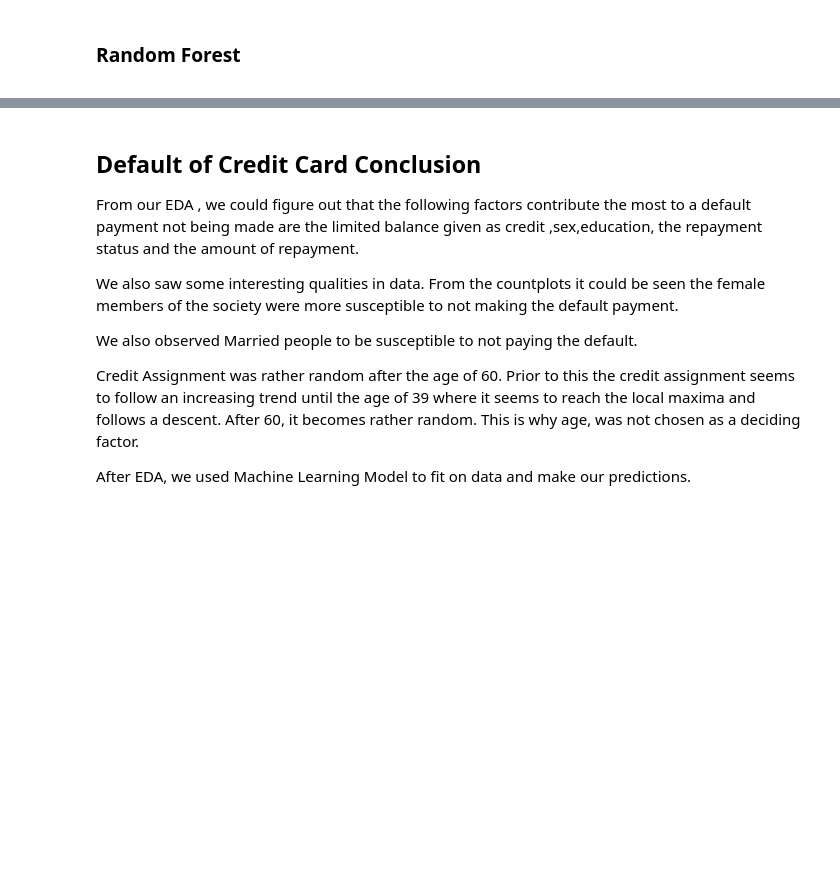
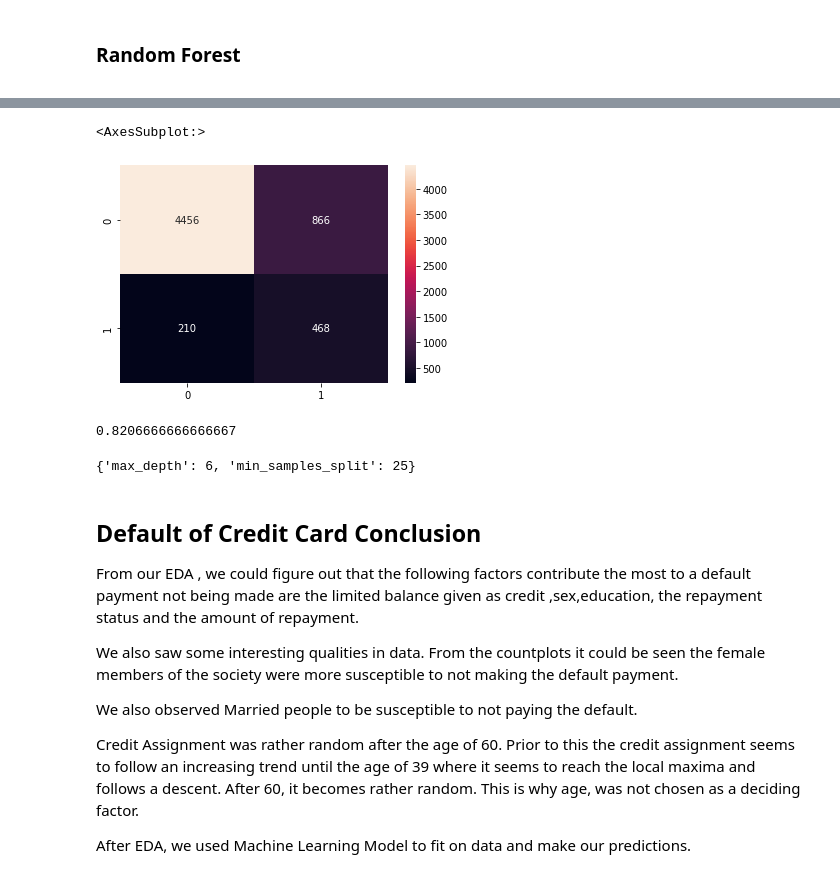
Before and after one commit to DivakarSai/python_projects, a Jupyter notebook: default of credit card clients/Default of Credit Card.ipynb, the cells around one changed output, grey strips where cells are left out. Cells and saved outputs as stored; diff of their text form; code cells hidden in the pictures; blank space fills up the shorter version.

```diff
--- a/default of credit card clients/Default of Credit Card.ipynb
+++ b/default of credit card clients/Default of Credit Card.ipynb
@@ -321,3 +347,25 @@ ac
+# %%
+parameters={'min_samples_split' : range(25,35,10),'max_depth': range(2,8,1)}
+rfc_tree=RandomForestClassifier()
+rfc=GridSearchCV(rfc_tree,parameters)
+rfc.fit(x_train,y_train)
+y_pred=rfc.predict(x_test)
+# %%
+cm=confusion_matrix(y_pred,y_test)
+sns.heatmap(cm,annot=True,fmt='d')
+# %% [output]
+<AxesSubplot:>
+[figure, added]
+# %%
+ac=accuracy_score(y_pred,y_test)
+ac
+# %% [output]
+0.8206666666666667
+# %%
+#print the best parameters
+print(rfc.best_params_)
+# %% [output]
+{'max_depth': 6, 'min_samples_split': 25}
 # %% [markdown]
 **<h2>Default of Credit Card Conclusion**
 
```
Also changed, not shown: parts of 10 cells of this notebook, 4 other files.
